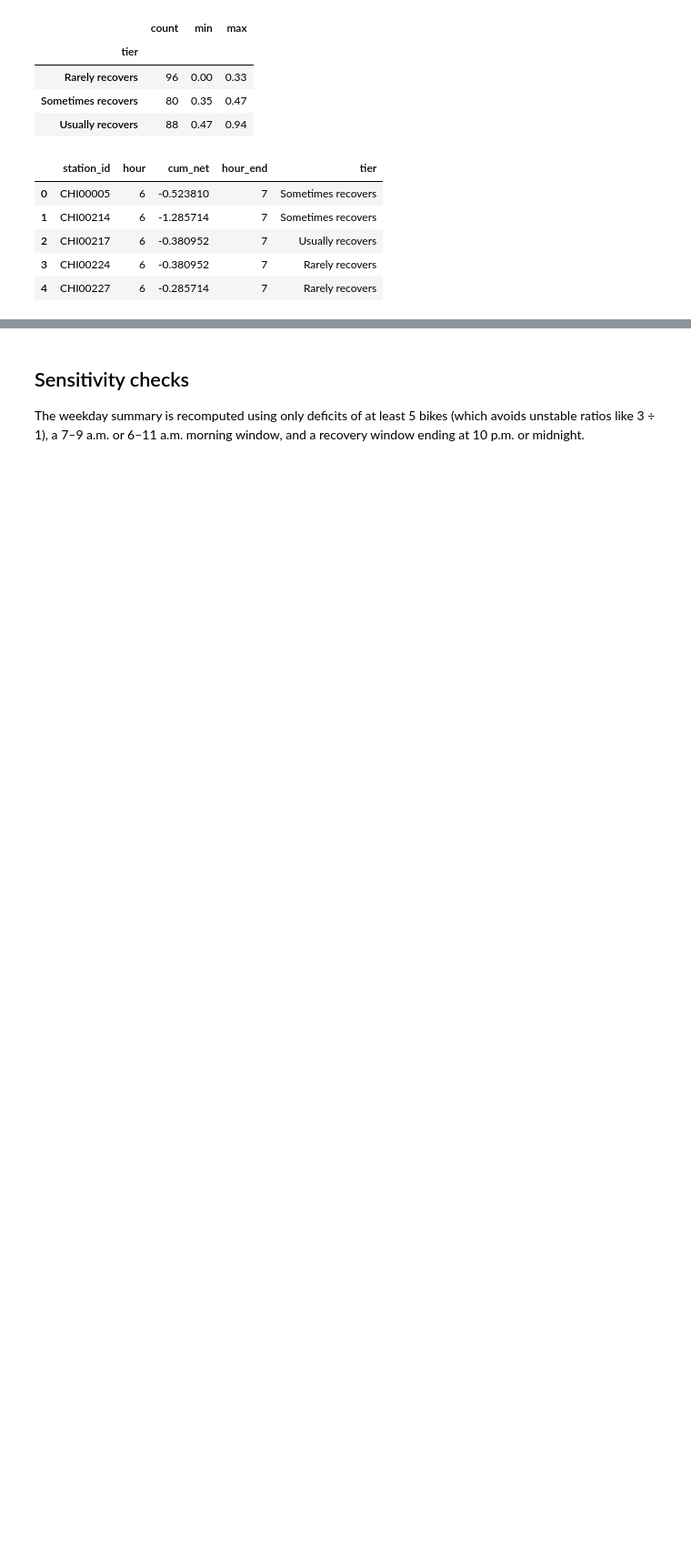
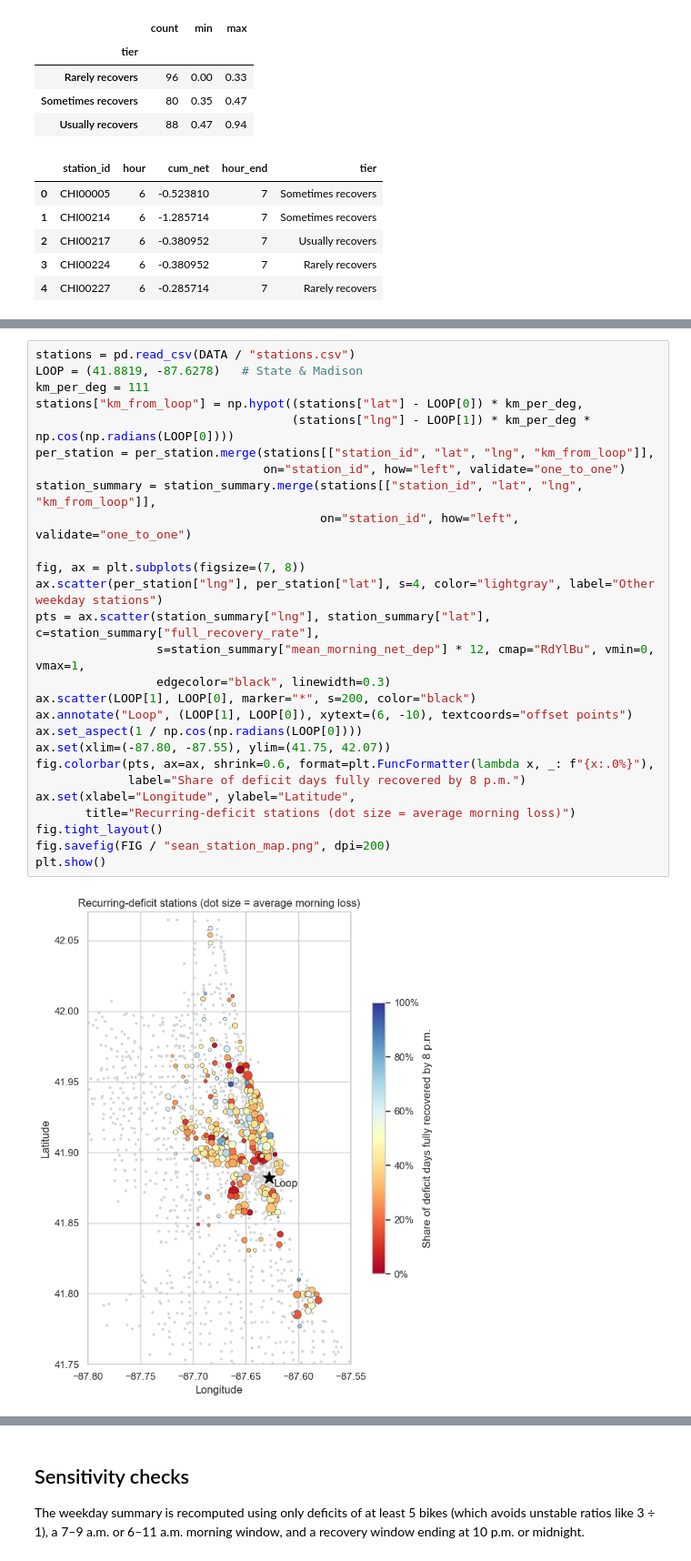
Before and after one commit to Danielchf2006/Divvy-riders-, a Jupyter notebook: notebooks/02_station_recovery_sean.ipynb, the cells around one changed output, grey strips where cells are left out. Shown at 91% size. Saved outputs shown, nothing was run; the diff lists cells and outputs as text; blank space fills up the shorter version.

```diff
--- a/notebooks/02_station_recovery_sean.ipynb
+++ b/notebooks/02_station_recovery_sean.ipynb
@@ -219,0 +229,29 @@ Lines are the median station in each third; bands cover the middle 50%. All thre
+# %%
+stations = pd.read_csv(DATA / "stations.csv")
+LOOP = (41.8819, -87.6278)   # State & Madison
+km_per_deg = 111
+stations["km_from_loop"] = np.hypot((stations["lat"] - LOOP[0]) * km_per_deg,
+                                    (stations["lng"] - LOOP[1]) * km_per_deg * np.cos(np.radians(LOOP[0])))
+per_station = per_station.merge(stations[["station_id", "lat", "lng", "km_from_loop"]],
+                                on="station_id", how="left", validate="one_to_one")
+station_summary = station_summary.merge(stations[["station_id", "lat", "lng", "km_from_loop"]],
+                                        on="station_id", how="left", validate="one_to_one")
+
+fig, ax = plt.subplots(figsize=(7, 8))
+ax.scatter(per_station["lng"], per_station["lat"], s=4, color="lightgray", label="Other weekday stations")
+pts = ax.scatter(station_summary["lng"], station_summary["lat"], c=station_summary["full_recovery_rate"],
+                 s=station_summary["mean_morning_net_dep"] * 12, cmap="RdYlBu", vmin=0, vmax=1,
+                 edgecolor="black", linewidth=0.3)
+ax.scatter(LOOP[1], LOOP[0], marker="*", s=200, color="black")
+ax.annotate("Loop", (LOOP[1], LOOP[0]), xytext=(6, -10), textcoords="offset points")
+ax.set_aspect(1 / np.cos(np.radians(LOOP[0])))
+ax.set(xlim=(-87.80, -87.55), ylim=(41.75, 42.07))
+fig.colorbar(pts, ax=ax, shrink=0.6, format=plt.FuncFormatter(lambda x, _: f"{x:.0%}"),
+             label="Share of deficit days fully recovered by 8 p.m.")
+ax.set(xlabel="Longitude", ylabel="Latitude",
+       title="Recurring-deficit stations (dot size = average morning loss)")
+fig.tight_layout()
+fig.savefig(FIG / "sean_station_map.png", dpi=200)
+plt.show()
+# %% [output]
+[figure, added]
```
Also changed, not shown: parts of 11 cells of this notebook, 9 other files.
